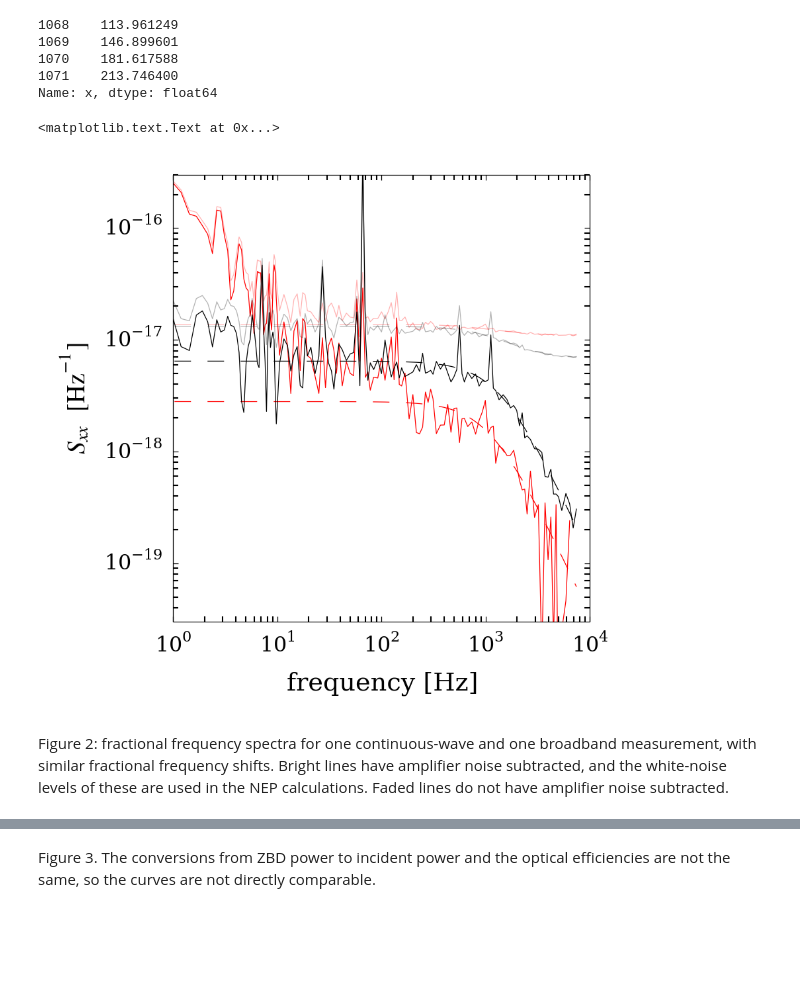
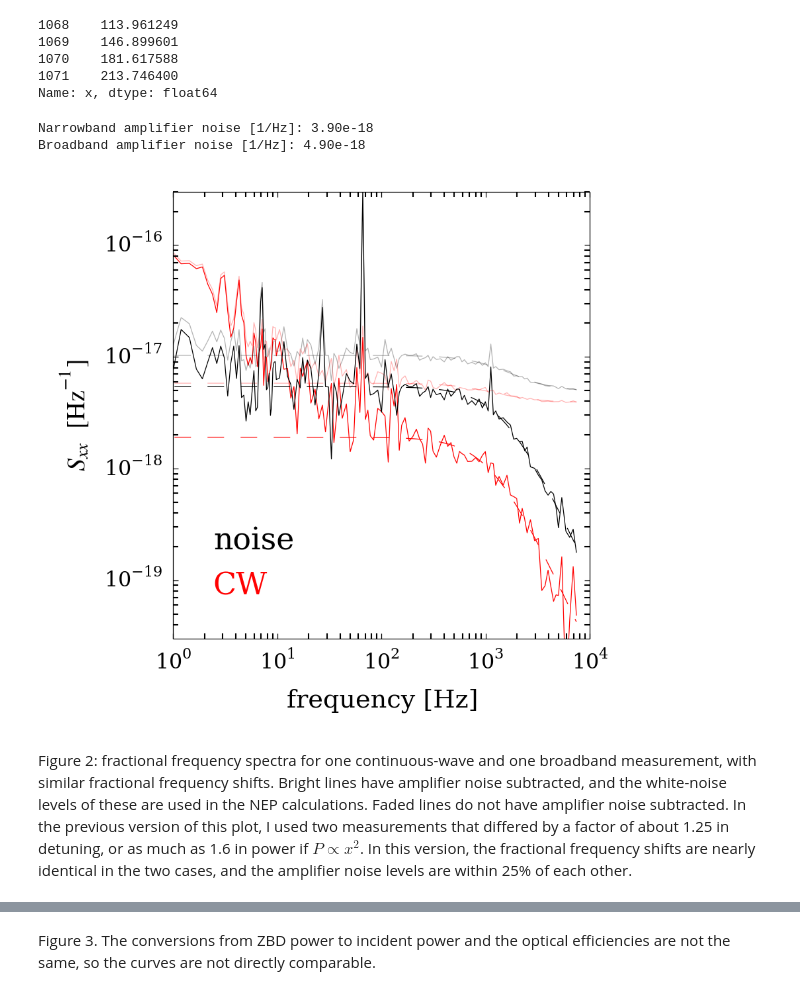
Before and after one commit to danielflanigan/ColumbiaCMB-notebooks, a Jupyter notebook: mkid/STAR_Cryo_140825/0813f8/2015-02-13_detector_meeting.ipynb, the cells around one changed output, grey strips where cells are left out. Drawn from its saved outputs; the diff is of its cells as text; code cells hidden in the pictures; blank space fills up the shorter version.

```diff
--- a/mkid/STAR_Cryo_140825/0813f8/2015-02-13_detector_meeting.ipynb
+++ b/mkid/STAR_Cryo_140825/0813f8/2015-02-13_detector_meeting.ipynb
@@ -137,8 +155,8 @@ Name: x, dtype: float64
 1071    213.746400
 Name: x, dtype: float64
 # %%
-cw_channel_7_compare = cw_channel_7[cw_channel_7.index==577]
-noise_channel_7_compare = noise_channel_7[noise_channel_7.index==1071]
+cw_channel_7_compare = cw_channel_7[cw_channel_7.index==576]
+noise_channel_7_compare = noise_channel_7[noise_channel_7.index==1070]
 # %%
 cw_color = 'red'
 noise_color = 'black'
@@ -146,39 +164,44 @@ noise_color = 'black'
 fig, ax = plt.subplots(figsize=(3, 3))
 
 for index, row in cw_channel_7_compare.iterrows():
+    print("Narrowband amplifier noise [1/Hz]: {:.2e}".format(row.noise_fit_amplifier_noise))
     ax.loglog(row.pca_freq, row.pca_eigvals[1], color=cw_color, alpha=0.3)
     ax.loglog(row.pca_freq,
               (row.noise_fit_amplifier_noise +
                row.noise_fit_device_noise / (1 + row.pca_freq**2 / row.noise_fit_fc**2)),
               '--', color=cw_color, alpha=0.3)
 
     ax.loglog(row.pca_freq, row.pca_eigvals[1] - row.noise_fit_amplifier_noise, color=cw_color)
     ax.loglog(row.pca_freq,
               row.noise_fit_device_noise / (1 + row.pca_freq**2 / row.noise_fit_fc**2),
               '--', color=cw_color)
 
 
 for index, row in noise_channel_7_compare.iterrows():
+    print("Broadband amplifier noise [1/Hz]: {:.2e}".format(row.noise_fit_amplifier_noise))
     ax.loglog(row.pca_freq, row.pca_eigvals[1], color=noise_color, alpha=0.3)
     ax.loglog(row.pca_freq,
               (row.noise_fit_amplifier_noise +
                row.noise_fit_device_noise / (1 + row.pca_freq**2 / row.noise_fit_fc**2)),
               '--', color=noise_color, alpha=0.3)
 
     ax.loglog(row.pca_freq, row.pca_eigvals[1] - row.noise_fit_amplifier_noise, color=noise_color)
     ax.loglog(row.pca_freq,
               row.noise_fit_device_noise / (1 + row.pca_freq**2 / row.noise_fit_fc**2),
               '--', color=noise_color)
 
 ax.set_ylim(3e-20, 3e-16)
 ax.set_xlim(1e0, 1e4)
 ax.set_xlabel('frequency [Hz]')
 ax.set_ylabel('$S_{xx} \; [\mathrm{Hz}^{-1}]$')
+ax.text(0.1, 0.2, 'noise', color=noise_color, transform=ax.transAxes)
+ax.text(0.1, 0.1, 'CW', color=cw_color, transform=ax.transAxes);
 # %% [output]
-<matplotlib.text.Text at 0x...>
+Narrowband amplifier noise [1/Hz]: 3.90e-18
+Broadband amplifier noise [1/Hz]: 4.90e-18
-[figure, old version]
+[figure, new version]
 # %% [markdown]
-Figure 2: fractional frequency spectra for one continuous-wave and one broadband measurement, with similar fractional frequency shifts. Bright lines have amplifier noise subtracted, and the white-noise levels of these are used in the NEP calculations. Faded lines do not have amplifier noise subtracted.
+Figure 2: fractional frequency spectra for one continuous-wave and one broadband measurement, with similar fractional frequency shifts. Bright lines have amplifier noise subtracted, and the white-noise levels of these are used in the NEP calculations. Faded lines do not have amplifier noise subtracted. In the previous version of this plot, I used two measurements that differed by a factor of about 1.25 in detuning, or as much as 1.6 in power if $P \propto x^2$. In this version, the fractional frequency shifts are nearly identical in the two cases, and the amplifier noise levels are within 25% of each other.
 # %%
 atten = 32
 
```
Also changed, not shown: parts of 10 cells of this notebook, 2 other files.
